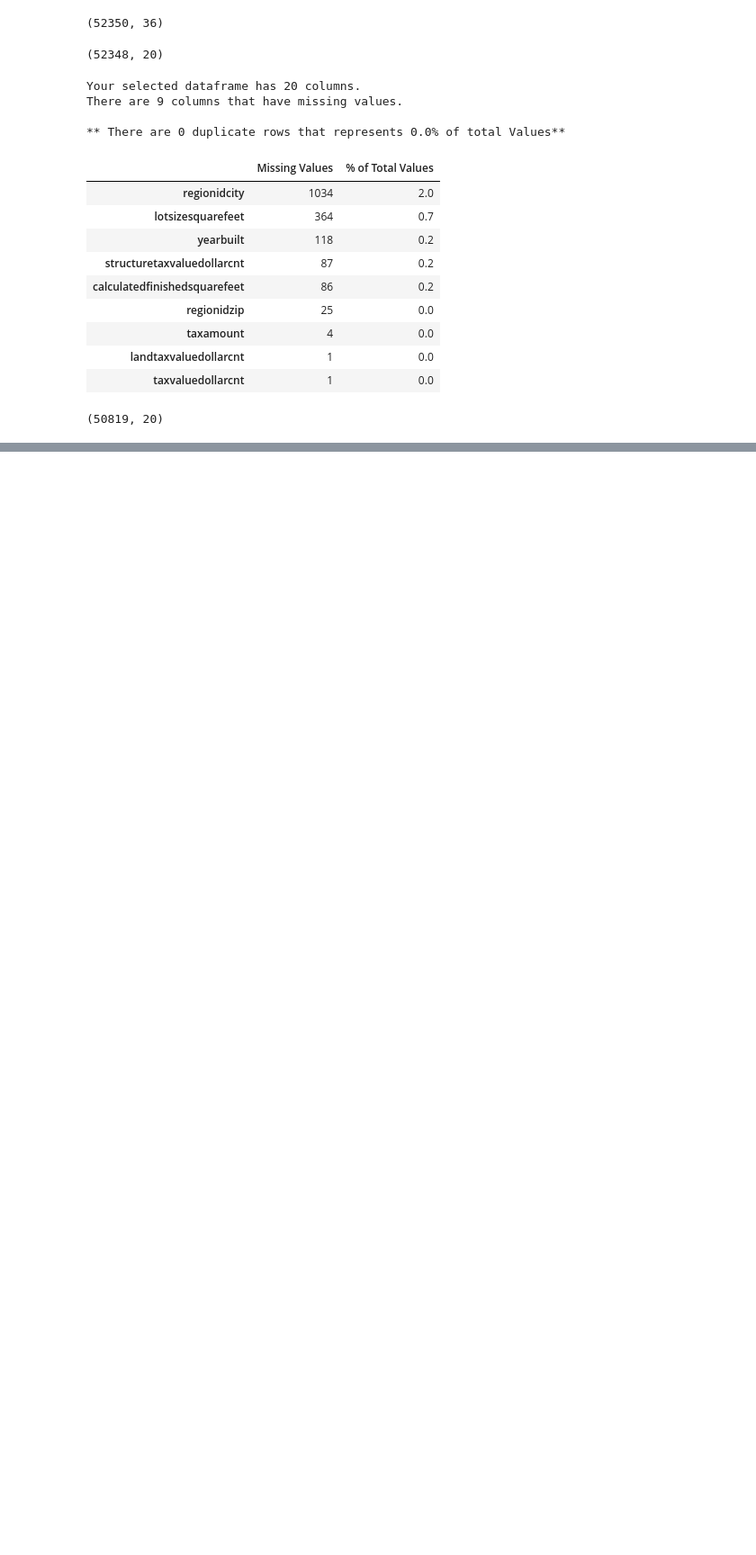
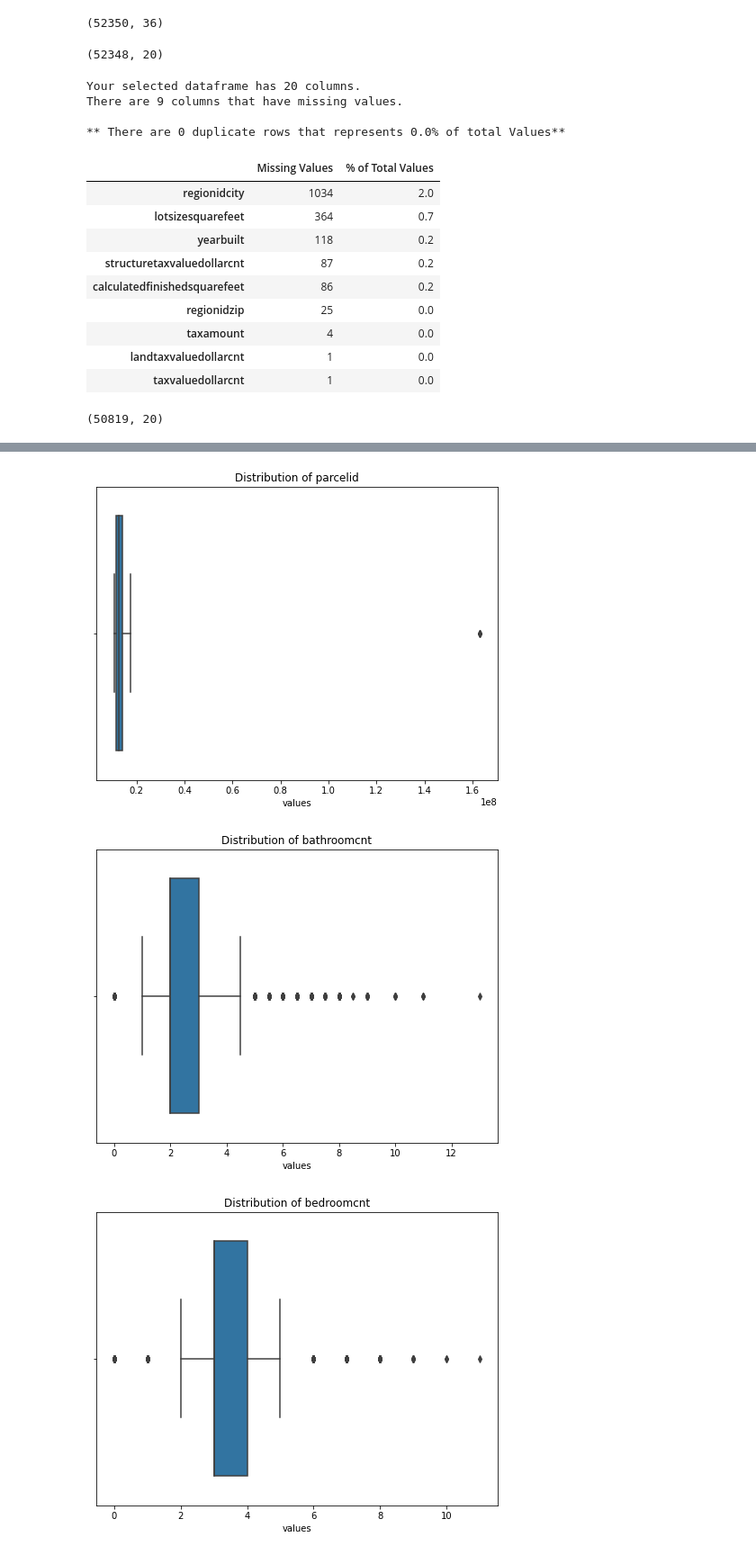
Before and after one commit to cindyvillanuevads/zillow_clustering_project, a Jupyter notebook: zillow_initial.ipynb, the cells around one changed output, grey strips where cells are left out. Shown: that part at 90% size. Saved outputs shown, nothing was run; the diff lists cells and outputs as text; code cells hidden in the pictures; blank space fills up the shorter version.

```diff
--- a/zillow_initial.ipynb
+++ b/zillow_initial.ipynb
@@ -144,0 +247,2 @@ df_single.shape
+# %%
+df_single['taxrate'] = df_single.taxamount/df_single.taxvaluedollarcnt*100
@@ -144,0 +276,4 @@ df_single.shape
+# %%
+df_single['transactiondate']=(df_single['transactiondate'].str.replace(' ','').str.replace('-',''))
+# %%
+df_single['transactiondate'] = df_single['transactiondate'].astype('int')
@@ -144,0 +302,3 @@ df_single.shape
+# %%
+df_single['lotsize_acres'] = df_single.lotsizesquarefeet/43560
+df_single = df_single.drop(columns = ['yearbuilt', 'taxamount', 'taxvaluedollarcnt', 'lotsizesquarefeet'  ])
@@ -144,0 +328,6 @@ df_single.shape
+# %%
+p.distribution_boxplot(df_single)
+# %% [output]
+[figure, added]
+[figure, added]
+[figure, added]
```
Also changed, not shown: parts of 35 cells of this notebook.
